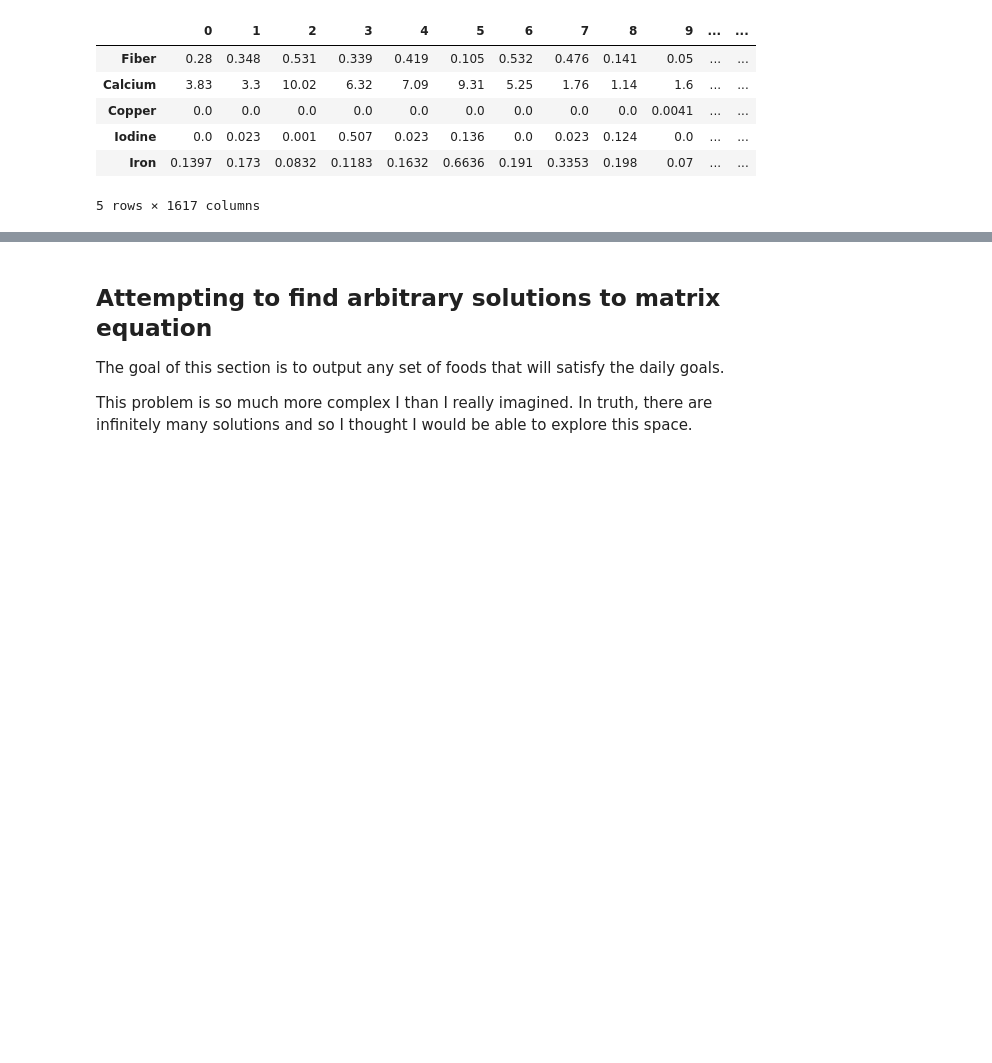
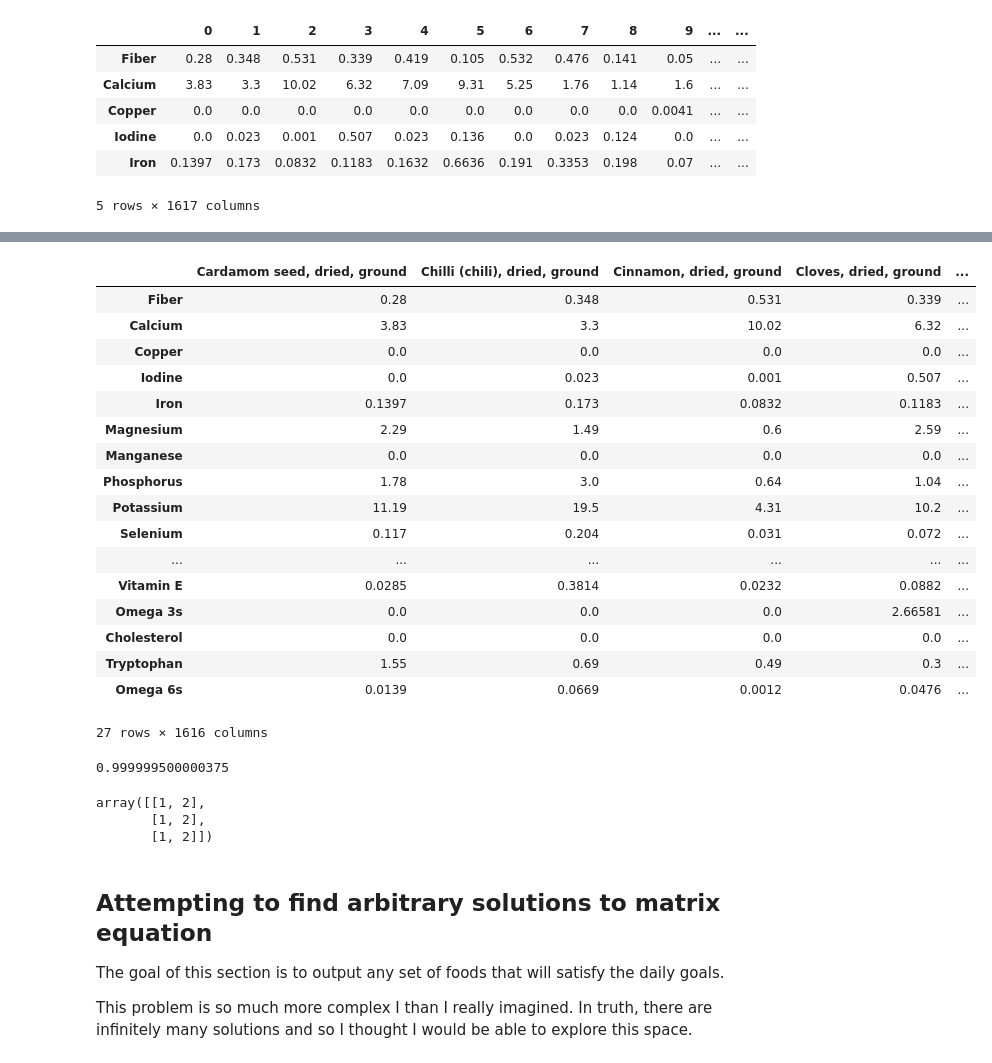
Before and after one commit to nathanteverett/portfolio, a Jupyter notebook: nutrition_calculator/nutrition_calculator_australia.ipynb, the cells around one changed output, grey strips where cells are left out. Cells and saved outputs as stored; diff of their text form; code cells hidden in the pictures; blank space fills up the shorter version.

```diff
--- a/nutrition_calculator/nutrition_calculator_australia.ipynb
+++ b/nutrition_calculator/nutrition_calculator_australia.ipynb
@@ -499,0 +543,21 @@ micro_matrix_combo.head()
+# %%
+micro_matrix_combo.iloc[:,:-1]
+# %% [output]
+|  | Cardamom seed, dried, ground | Chilli (chili), dried, ground | Cinnamon, dried, ground | Cloves, dried, ground | ... |
+| Fiber | 0.28 | 0.348 | 0.531 | 0.339 | ... |
+| Calcium | 3.83 | 3.3 | 10.02 | 6.32 | ... |
+| Copper | 0.0 | 0.0 | 0.0 | 0.0 | ... |
+| Iodine | 0.0 | 0.023 | 0.001 | 0.507 | ... |
+| Iron | 0.1397 | 0.173 | 0.0832 | 0.1183 | ... |
+| Magnesium | 2.29 | 1.49 | 0.6 | 2.59 | ... |
+| Manganese | 0.0 | 0.0 | 0.0 | 0.0 | ... |
+| Phosphorus | 1.78 | 3.0 | 0.64 | 1.04 | ... |
+| Potassium | 11.19 | 19.5 | 4.31 | 10.2 | ... |
+| Selenium | 0.117 | 0.204 | 0.031 | 0.072 | ... |
+| ... | ... | ... | ... | ... | ... |
+| Vitamin E | 0.0285 | 0.3814 | 0.0232 | 0.0882 | ... |
+| Omega 3s | 0.0 | 0.0 | 0.0 | 2.66581 | ... |
+| Cholesterol | 0.0 | 0.0 | 0.0 | 0.0 | ... |
+| Tryptophan | 1.55 | 0.69 | 0.49 | 0.3 | ... |
+| Omega 6s | 0.0139 | 0.0669 | 0.0012 | 0.0476 | ... |
+27 rows × 1616 columns
@@ -500,3 +568,19 @@ micro_matrix_combo.head()
+# %%
+x = list((0,0.001,1))/np.sqrt(0.001**2+1**2)
+y =  list((0,0,1))
+np.dot(x,y)
+# %% [output]
+0.999999500000375
+# %%
+a = np.array([[1,2,3],
+              [1,2,3],
+              [1,2,3]])
+
+a[:,:-1]
+# %% [output]
+array([[1, 2],
+       [1, 2],
+       [1, 2]])
 # %%
 break
 # %% [markdown]
```
Also changed, not shown: parts of 4 cells of this notebook.
